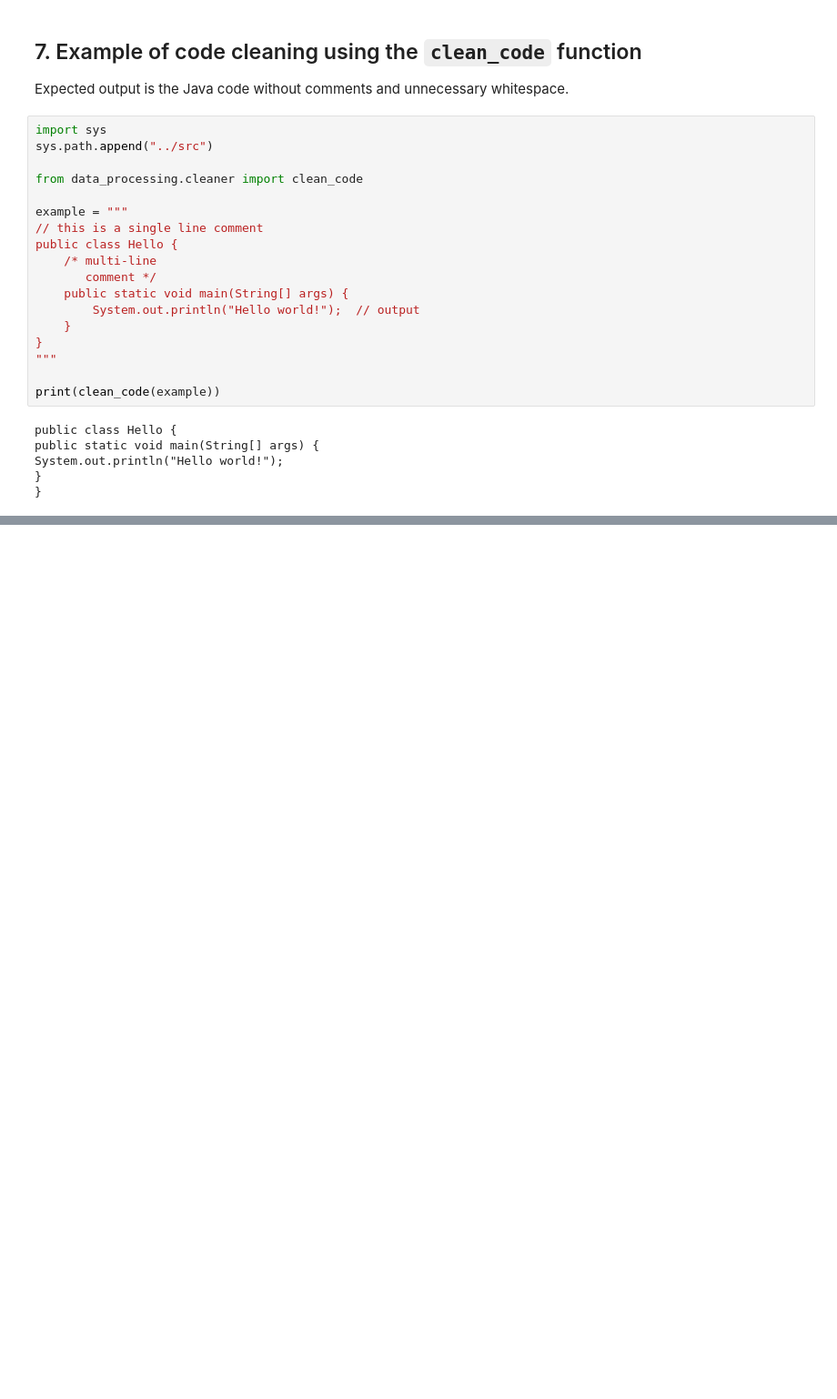
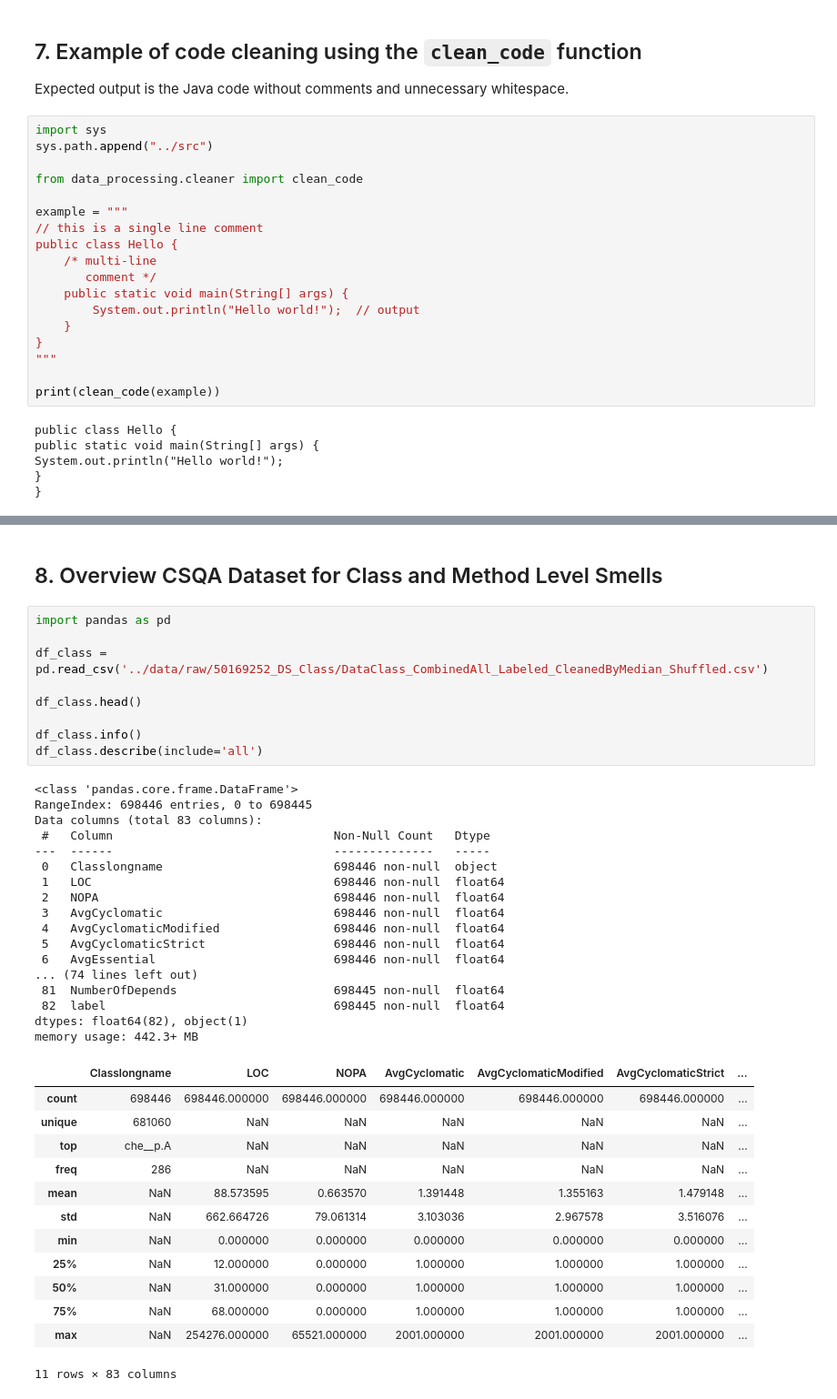
Before and after one commit to stdev33/goit-cp-code-smell-transformers, a Jupyter notebook: notebooks/analysis.ipynb, the cells around one changed output, grey strips where cells are left out. Shown at 91% size. Cells and saved outputs as stored; diff of their text form; blank space fills up the shorter version.

```diff
--- a/notebooks/analysis.ipynb
+++ b/notebooks/analysis.ipynb
@@ -190,3 +190,45 @@ memory usage: 4.9+ MB
 | 50% | NaN | 0.000000 | 0.000000 | 0.000000 | 0.000000 | NaN |
 | 75% | NaN | 0.000000 | 0.000000 | 0.000000 | 0.000000 | NaN |
 | max | NaN | 1.000000 | 1.000000 | 1.000000 | 1.000000 | NaN |
+# %% [markdown]
+## 8. Overview CSQA Dataset for Class and Method Level Smells
+# %%
+import pandas as pd
+
+df_class = pd.read_csv('../data/raw/50169252_DS_Class/DataClass_CombinedAll_Labeled_CleanedByMedian_Shuffled.csv')
+
+df_class.head()
+
+df_class.info()
+df_class.describe(include='all')
+# %% [output]
+<class 'pandas.core.frame.DataFrame'>
+RangeIndex: 698446 entries, 0 to 698445
+Data columns (total 83 columns):
+ #   Column                               Non-Null Count   Dtype
+---  ------                               --------------   -----
+ 0   Classlongname                        698446 non-null  object
+ 1   LOC                                  698446 non-null  float64
+ 2   NOPA                                 698446 non-null  float64
+ 3   AvgCyclomatic                        698446 non-null  float64
+ 4   AvgCyclomaticModified                698446 non-null  float64
+ 5   AvgCyclomaticStrict                  698446 non-null  float64
+ 6   AvgEssential                         698446 non-null  float64
+... (74 lines left out)
+ 81  NumberOfDepends                      698445 non-null  float64
+ 82  label                                698445 non-null  float64
+dtypes: float64(82), object(1)
+memory usage: 442.3+ MB
+|  | Classlongname | LOC | NOPA | AvgCyclomatic | AvgCyclomaticModified | AvgCyclomaticStrict | ... |
+| count | 698446 | 698446.000000 | 698446.000000 | 698446.000000 | 698446.000000 | 698446.000000 | ... |
+| unique | 681060 | NaN | NaN | NaN | NaN | NaN | ... |
+| top | che__p.A | NaN | NaN | NaN | NaN | NaN | ... |
+| freq | 286 | NaN | NaN | NaN | NaN | NaN | ... |
+| mean | NaN | 88.573595 | 0.663570 | 1.391448 | 1.355163 | 1.479148 | ... |
+| std | NaN | 662.664726 | 79.061314 | 3.103036 | 2.967578 | 3.516076 | ... |
+| min | NaN | 0.000000 | 0.000000 | 0.000000 | 0.000000 | 0.000000 | ... |
+| 25% | NaN | 12.000000 | 0.000000 | 1.000000 | 1.000000 | 1.000000 | ... |
+| 50% | NaN | 31.000000 | 0.000000 | 1.000000 | 1.000000 | 1.000000 | ... |
+| 75% | NaN | 68.000000 | 0.000000 | 1.000000 | 1.000000 | 1.000000 | ... |
+| max | NaN | 254276.000000 | 65521.000000 | 2001.000000 | 2001.000000 | 2001.000000 | ... |
+11 rows × 83 columns
```
Also changed, not shown: parts of 5 cells of this notebook, 3 other files.
